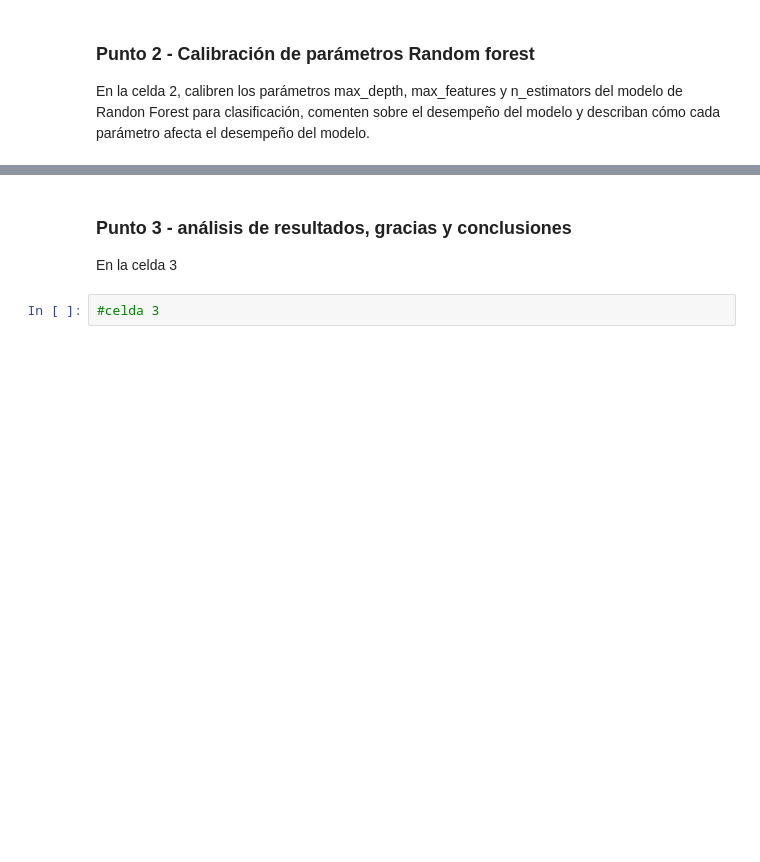
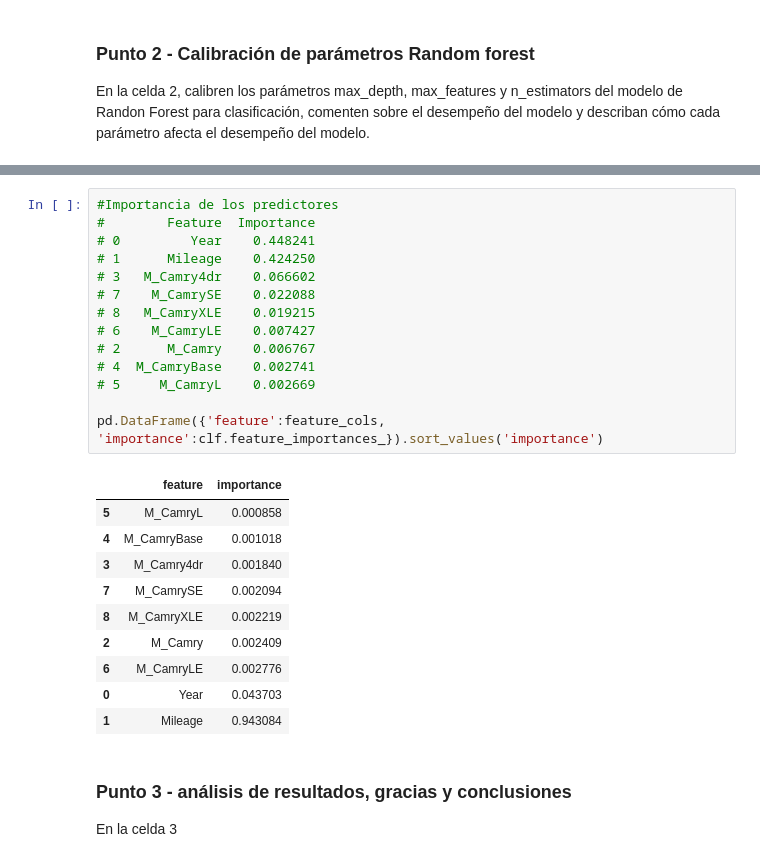
Before and after one commit to PhoenixDwarf/FORK-Inteligencia-artificial-computacion-U, a Jupyter notebook: Semana 6/Taller_RandomForests.ipynb, the cells around one changed output, grey strips where cells are left out. Cells and saved outputs as stored; diff of their text form; blank space fills up the shorter version.

```diff
--- a/Semana 6/Taller_RandomForests.ipynb
+++ b/Semana 6/Taller_RandomForests.ipynb
@@ -105,5 +184,28 @@ Mean Absolute Percentage Error (MAPE): 8.33 %
+# %%
+#Importancia de los predictores
+#        Feature  Importance
+# 0         Year    0.448241
+# 1      Mileage    0.424250
+# 3   M_Camry4dr    0.066602
+# 7    M_CamrySE    0.022088
+# 8   M_CamryXLE    0.019215
+# 6    M_CamryLE    0.007427
+# 2      M_Camry    0.006767
+# 4  M_CamryBase    0.002741
+# 5     M_CamryL    0.002669
+
+pd.DataFrame({'feature':feature_cols, 'importance':clf.feature_importances_}).sort_values('importance')
+# %% [output]
+|  | feature | importance |
+| 5 | M_CamryL | 0.000858 |
+| 4 | M_CamryBase | 0.001018 |
+| 3 | M_Camry4dr | 0.001840 |
+| 7 | M_CamrySE | 0.002094 |
+| 8 | M_CamryXLE | 0.002219 |
+| 2 | M_Camry | 0.002409 |
+| 6 | M_CamryLE | 0.002776 |
+| 0 | Year | 0.043703 |
+| 1 | Mileage | 0.943084 |
 # %% [markdown]
 ### Punto 3 - análisis de resultados, gracias y conclusiones
 En la celda 3
-# %%
-#celda 3
```
Also changed, not shown: parts of 12 cells of this notebook.
